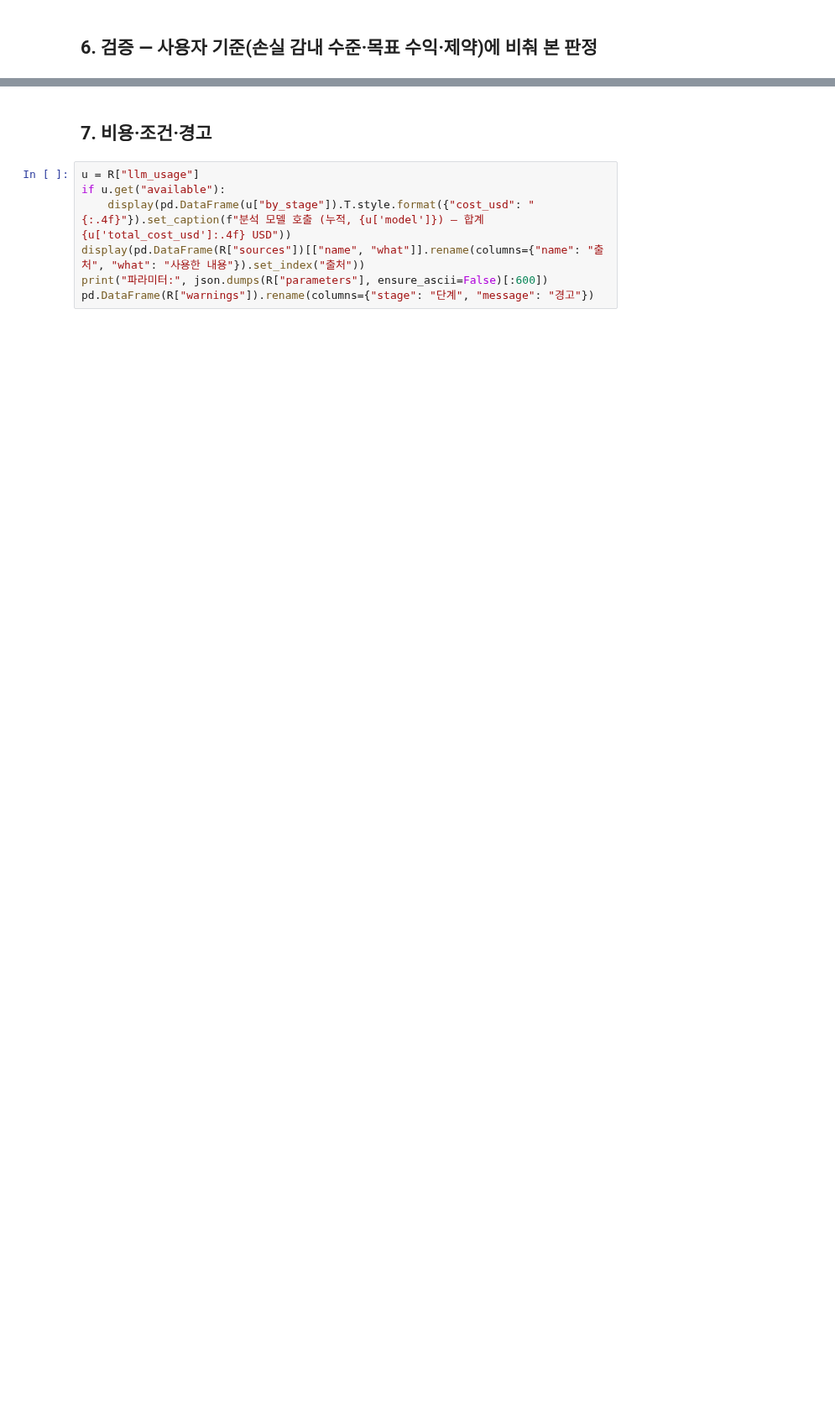
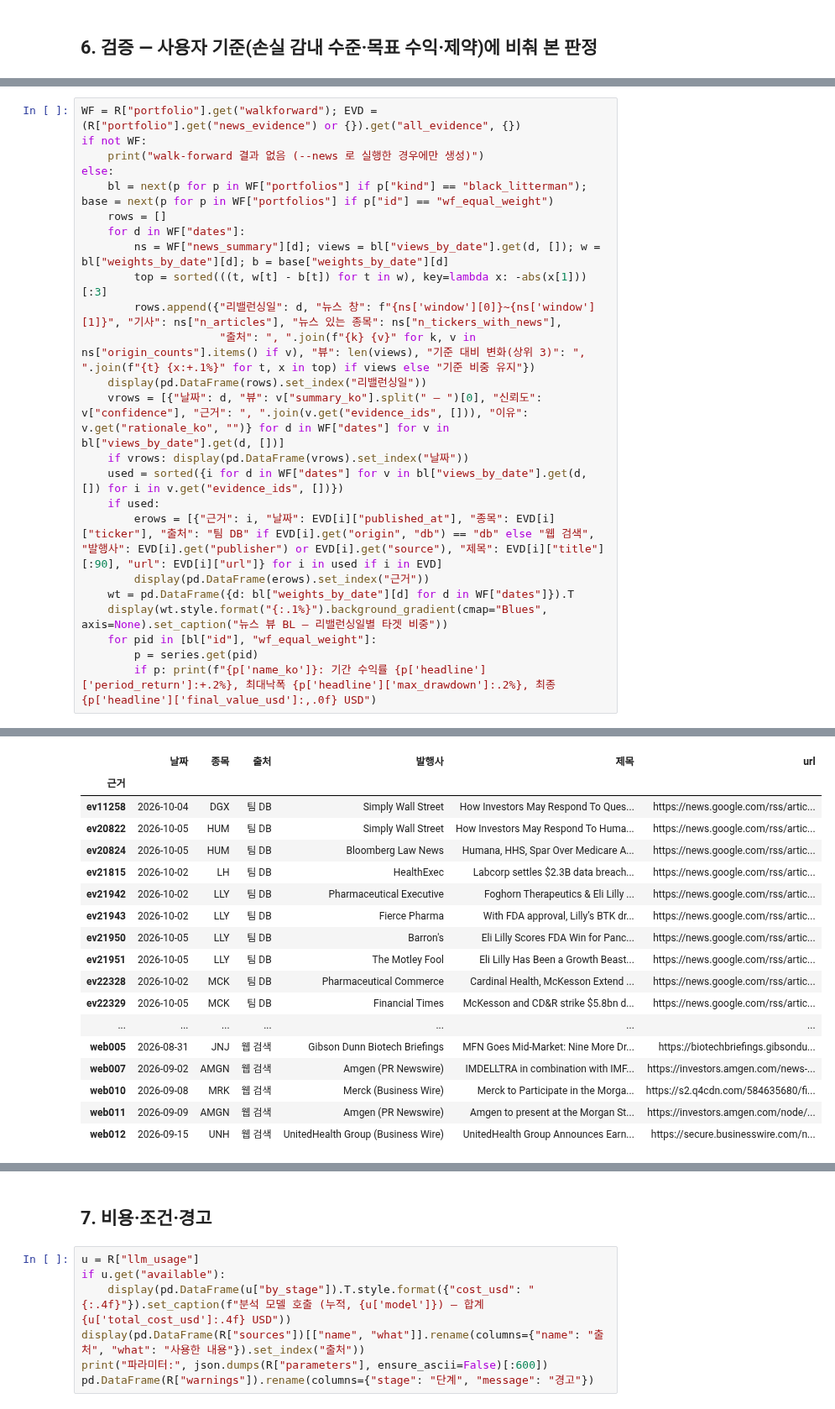
Before and after one commit to sumb-10/MyFinSight, a Jupyter notebook: module_mockup/notebooks/results_overview.ipynb, the cells around one changed output, grey strips where cells are left out. Shown at 84% size. Cells and saved outputs as stored; diff of their text form; blank space fills up the shorter version.

```diff
--- a/module_mockup/notebooks/results_overview.ipynb
+++ b/module_mockup/notebooks/results_overview.ipynb
@@ -371,0 +368,25 @@ display(chk.set_index("rule").rename(columns={"name_ko": "항목", "level": "수
+# %%
+WF = R["portfolio"].get("walkforward"); EVD = (R["portfolio"].get("news_evidence") or {}).get("all_evidence", {})
+if not WF:
+    print("walk-forward 결과 없음 (--news 로 실행한 경우에만 생성)")
+else:
+    bl = next(p for p in WF["portfolios"] if p["kind"] == "black_litterman"); base = next(p for p in WF["portfolios"] if p["id"] == "wf_equal_weight")
+    rows = []
+    for d in WF["dates"]:
+        ns = WF["news_summary"][d]; views = bl["views_by_date"].get(d, []); w = bl["weights_by_date"][d]; b = base["weights_by_date"][d]
+        top = sorted(((t, w[t] - b[t]) for t in w), key=lambda x: -abs(x[1]))[:3]
+        rows.append({"리밸런싱일": d, "뉴스 창": f"{ns['window'][0]}~{ns['window'][1]}", "기사": ns["n_articles"], "뉴스 있는 종목": ns["n_tickers_with_news"],
+                     "출처": ", ".join(f"{k} {v}" for k, v in ns["origin_counts"].items() if v), "뷰": len(views), "기준 대비 변화(상위 3)": ", ".join(f"{t} {x:+.1%}" for t, x in top) if views else "기준 비중 유지"})
+    display(pd.DataFrame(rows).set_index("리밸런싱일"))
+    vrows = [{"날짜": d, "뷰": v["summary_ko"].split(" — ")[0], "신뢰도": v["confidence"], "근거": ", ".join(v.get("evidence_ids", [])), "이유": v.get("rationale_ko", "")} for d in WF["dates"] for v in bl["views_by_date"].get(d, [])]
+    if vrows: display(pd.DataFrame(vrows).set_index("날짜"))
+    used = sorted({i for d in WF["dates"] for v in bl["views_by_date"].get(d, []) for i in v.get("evidence_ids", [])})
+    if used:
+        erows = [{"근거": i, "날짜": EVD[i]["published_at"], "종목": EVD[i]["ticker"], "출처": "팀 DB" if EVD[i].get("origin", "db") == "db" else "웹 검색", "발행사": EVD[i].get("publisher") or EVD[i].get("source"), "제목": EVD[i]["title"][:90], "url": EVD[i]["url"]} for i in used if i in EVD]
+        display(pd.DataFrame(erows).set_index("근거"))
+    wt = pd.DataFrame({d: bl["weights_by_date"][d] for d in WF["dates"]}).T
+    display(wt.style.format("{:.1%}").background_gradient(cmap="Blues", axis=None).set_caption("뉴스 뷰 BL — 리밸런싱일별 타겟 비중"))
+    for pid in [bl["id"], "wf_equal_weight"]:
+        p = series.get(pid)
+        if p: print(f"{p['name_ko']}: 기간 수익률 {p['headline']['period_return']:+.2%}, 최대낙폭 {p['headline']['max_drawdown']:.2%}, 최종 {p['headline']['final_value_usd']:,.0f} USD")
+# %% [output]
@@ -371,0 +412,18 @@ display(chk.set_index("rule").rename(columns={"name_ko": "항목", "level": "수
+|  | 날짜 | 종목 | 출처 | 발행사 | 제목 | url |
+| 근거 |  |  |  |  |  |  |
+| ev11258 | 2026-10-04 | DGX | 팀 DB | Simply Wall Street | How Investors May Respond To Ques... | https://news.google.com/rss/artic... |
+| ev20822 | 2026-10-05 | HUM | 팀 DB | Simply Wall Street | How Investors May Respond To Huma... | https://news.google.com/rss/artic... |
+| ev20824 | 2026-10-05 | HUM | 팀 DB | Bloomberg Law News | Humana, HHS, Spar Over Medicare A... | https://news.google.com/rss/artic... |
+| ev21815 | 2026-10-02 | LH | 팀 DB | HealthExec | Labcorp settles $2.3B data breach... | https://news.google.com/rss/artic... |
+| ev21942 | 2026-10-02 | LLY | 팀 DB | Pharmaceutical Executive | Foghorn Therapeutics & Eli Lilly ... | https://news.google.com/rss/artic... |
+| ev21943 | 2026-10-02 | LLY | 팀 DB | Fierce Pharma | With FDA approval, Lilly’s BTK dr... | https://news.google.com/rss/artic... |
+| ev21950 | 2026-10-05 | LLY | 팀 DB | Barron's | Eli Lilly Scores FDA Win for Panc... | https://news.google.com/rss/artic... |
+| ev21951 | 2026-10-05 | LLY | 팀 DB | The Motley Fool | Eli Lilly Has Been a Growth Beast... | https://news.google.com/rss/artic... |
+| ev22328 | 2026-10-02 | MCK | 팀 DB | Pharmaceutical Commerce | Cardinal Health, McKesson Extend ... | https://news.google.com/rss/artic... |
+| ev22329 | 2026-10-05 | MCK | 팀 DB | Financial Times | McKesson and CD&R strike $5.8bn d... | https://news.google.com/rss/artic... |
+| ... | ... | ... | ... | ... | ... | ... |
+| web005 | 2026-08-31 | JNJ | 웹 검색 | Gibson Dunn Biotech Briefings | MFN Goes Mid-Market: Nine More Dr... | https://biotechbriefings.gibsondu... |
+| web007 | 2026-09-02 | AMGN | 웹 검색 | Amgen (PR Newswire) | IMDELLTRA in combination with IMF... | https://investors.amgen.com/news-... |
+| web010 | 2026-09-08 | MRK | 웹 검색 | Merck (Business Wire) | Merck to Participate in the Morga... | https://s2.q4cdn.com/584635680/fi... |
+| web011 | 2026-09-09 | AMGN | 웹 검색 | Amgen (PR Newswire) | Amgen to present at the Morgan St... | https://investors.amgen.com/node/... |
+| web012 | 2026-09-15 | UNH | 웹 검색 | UnitedHealth Group (Business Wire) | UnitedHealth Group Announces Earn... | https://secure.businesswire.com/n... |
```
Also changed, not shown: parts of 17 cells of this notebook, 34 other files.
